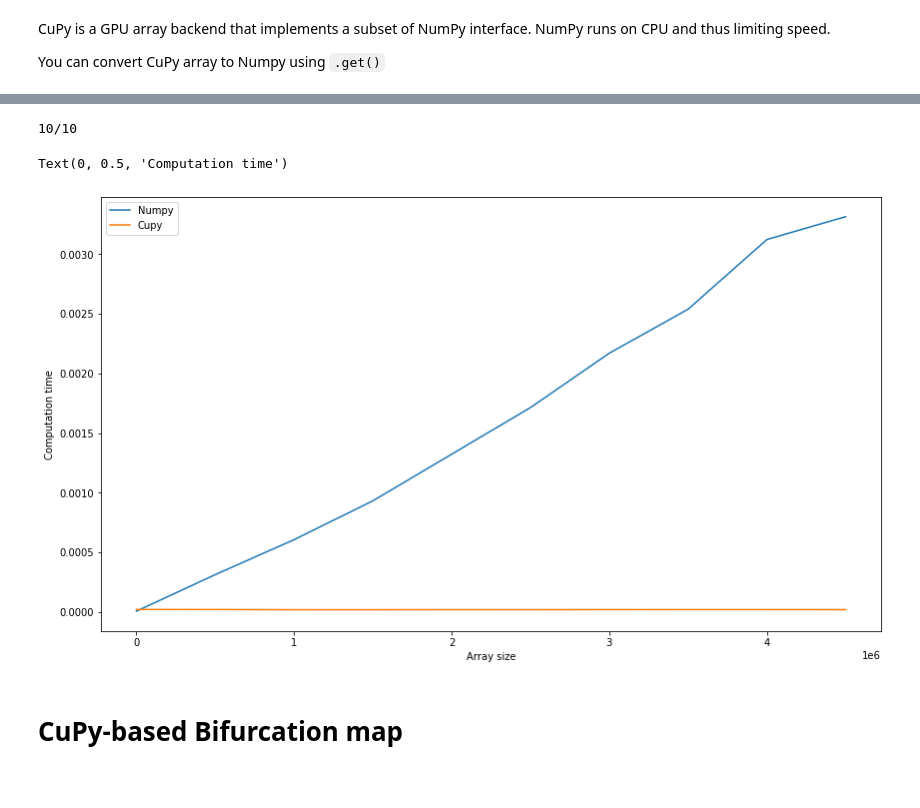
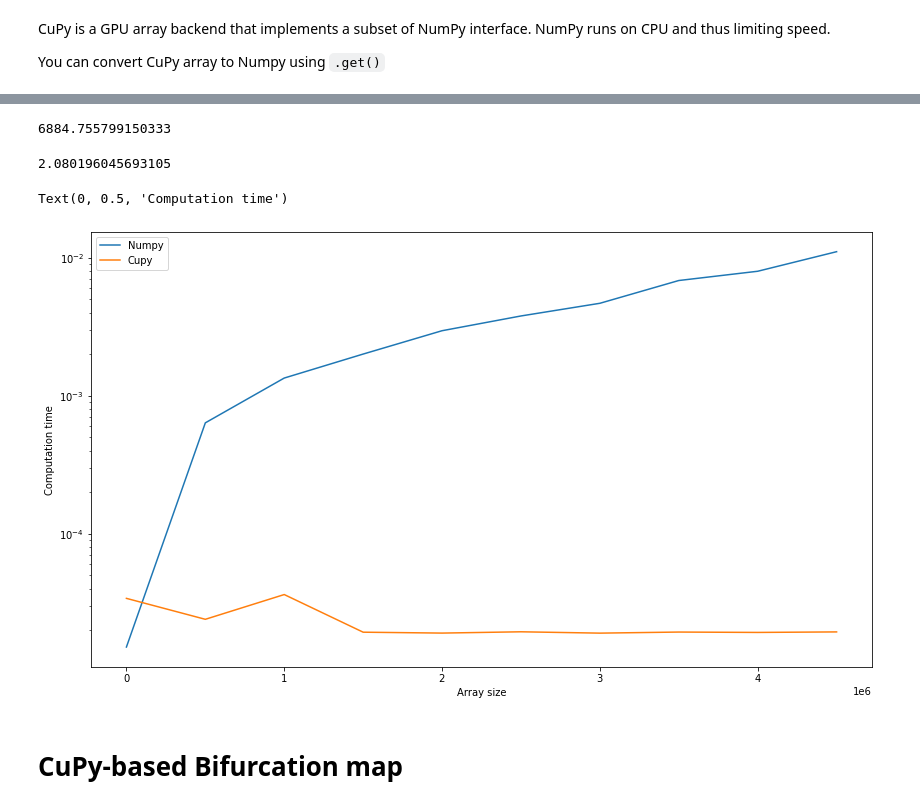
Before and after one commit to mdborisova/HPPL, a Jupyter notebook: 10_11_12_13_Cuda.ipynb, the cells around one changed output, grey strips where cells are left out. Drawn from its saved outputs; the diff is of its cells as text; code cells hidden in the pictures.

```diff
--- a/10_11_12_13_Cuda.ipynb
+++ b/10_11_12_13_Cuda.ipynb
@@ -14,7 +18,7 @@ def saxpy(a, x, y):
 # %%
 # Numpy
-x = np.random.rand(10000000)
-y = np.random.rand(10000000)
+x = np.random.rand(20000000)
+y = np.random.rand(20000000)
 # %%
 time_np = %timeit -o -r 3 -n 100 saxpy(1, x, y)
 # %% [output]
@@ -22,7 +26,7 @@ time_np = %timeit -o -r 3 -n 100 saxpy(1, x, y)
 # %%
 # Cupy
-x = cp.random.rand(10000000)
-y = cp.random.rand(10000000)
+x = cp.array(x)
+y = cp.array(y)
 # %%
 saxpy(1, x, y)
 time_cp = %timeit -o -r 3 -n 100 saxpy(1, x, y)
@@ -35,0 +46,10 @@ time_np.best / time_cp.best
+# %%
+# np vs cp fuse
+time_np.best / time_cp_fuse.best
+# %% [output]
+6884.755799150333
+# %%
+# cp vs cp fuse
+time_cp.best / time_cp_fuse.best
+# %% [output]
+2.080196045693105
@@ -36,30 +59,27 @@ time_np.best / time_cp.best
 # %%
-array_of_sizes = np.arange(1000, 5_000_000, 500_000)
+sizes = np.arange(1000, 5_000_000, 500_000)
 # %%
-time_np = np.zeros(array_of_sizes.size)
-time_cp = np.zeros(array_of_sizes.size)
-for i, size in enumerate(array_of_sizes):
-    print(f'\r{i+1}/{array_of_sizes.size}', end='')
-    x = np.random.rand(size).astype(cp.float32)
-    y = np.random.rand(size).astype(cp.float32)
+np_times = []
+cp_times = []
+for size in sizes:
+    x = np.random.rand(size)
+    y = np.random.rand(size)
     time = %timeit -o -q -r 3 -n 1 saxpy(1, x, y)
-    time_np[i] = time.best
+    np_times.append(time.best)
 
     x = cp.array(x)
     y = cp.array(y)
     time = %timeit -o -q -r 3 -n 1 saxpy(1, x, y)
-    time_cp[i] = time.best
+    cp_times.append(time.best)
-# %% [output]
-10/10
 # %%
 plt.figure(figsize=(14, 8))
-plt.plot(array_of_sizes, time_np, label='Numpy')
-plt.plot(array_of_sizes, time_cp, label='Cupy')
+plt.semilogy(sizes, np_times, label='Numpy')
+plt.semilogy(sizes, cp_times, label='Cupy')
 plt.legend()
 plt.xlabel('Array size')
 plt.ylabel('Computation time')
 # %% [output]
 Text(0, 0.5, 'Computation time')
-[figure, old version]
+[figure, new version]
 # %% [markdown]
 # CuPy-based Bifurcation map
```
Also changed, not shown: parts of 32 cells of this notebook, 1 other file.
